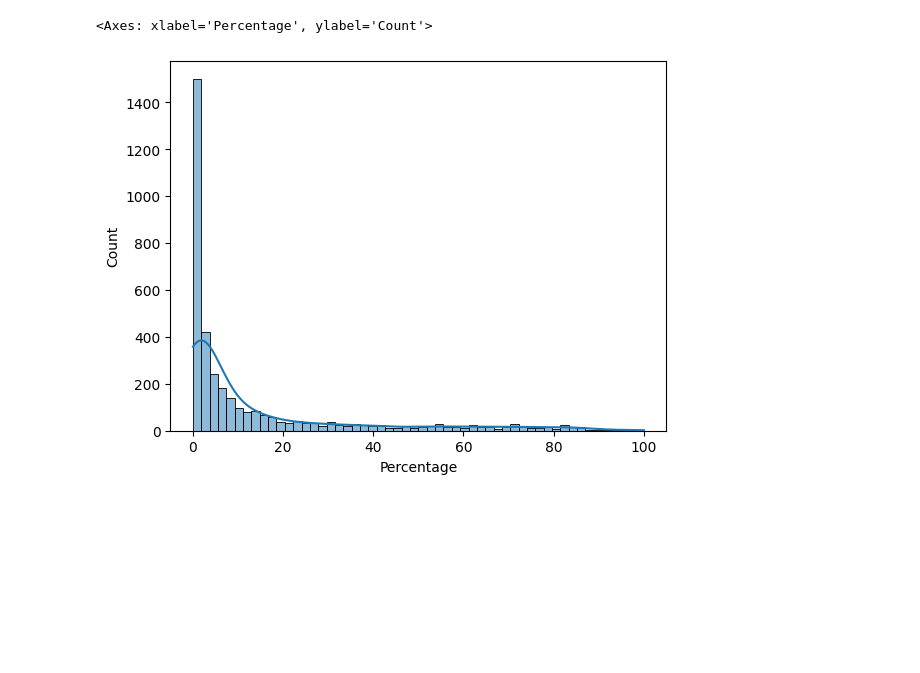
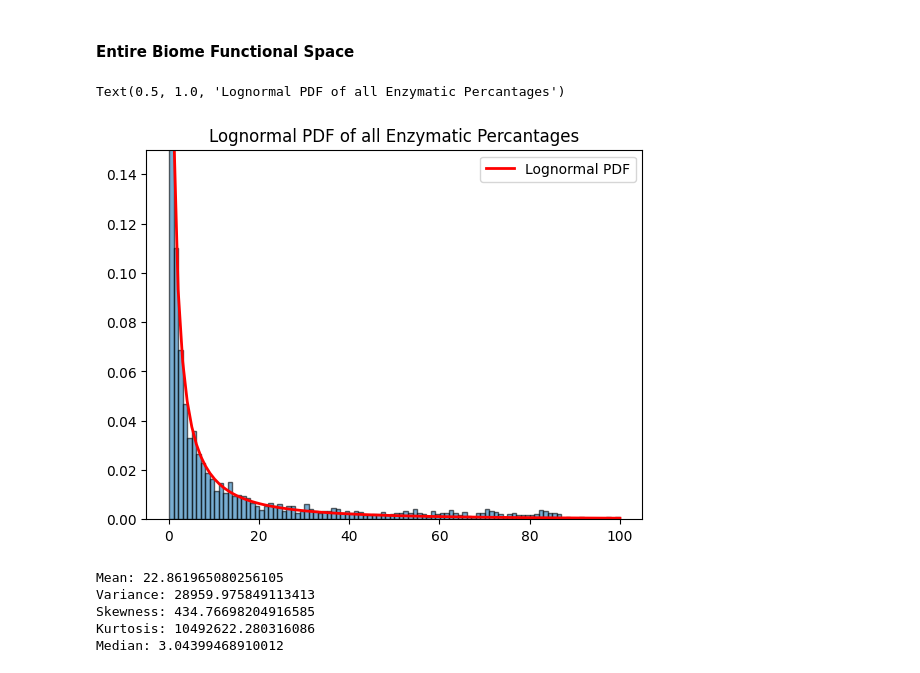
Before and after one commit to jtdocter27/EcoDr, a Jupyter notebook: EnCen/Figures for paper/as_specic_figures.ipynb, the cells around one changed output. Cells and saved outputs as stored; diff of their text form; code cells hidden in the pictures; blank space fills up the shorter version.

```diff
--- a/EnCen/Figures for paper/as_specic_figures.ipynb
+++ b/EnCen/Figures for paper/as_specic_figures.ipynb
@@ -8,8 +9,46 @@ as_all = pd.read_excel('Biome Synbio Top Match EC Comparison.xlsx')
 as_all = as_all[as_all['Percentage'] > 0]
 as_lost = pd.read_excel('Lost_Functions.xlsx')
 as_present = pd.read_excel('Only Present Enzyme Biome Synbio Top Match EC Comparison.xlsx')
-# %%
-sns.histplot(x='Percentage', data = as_all, kde=True)
-# %% [output]
-<Axes: xlabel='Percentage', ylabel='Count'>
-[figure, removed]
+# %% [markdown]
+#### Entire Biome Functional Space
+# %%
+# sns.histplot(x='Percentage', data = as_all, kde=True)
+##all_array
+all_array = np.array(as_all['Percentage'])
+#gamma
+#lognormal
+shape, loc, scale = lognorm.fit(all_array, floc = 0)
+#weibull
+# wb_fit = weibull_min.fit(all_array)
+
+x = np.linspace(min(all_array), max(all_array), 100) #This creates an array of 100 evenly spaced datapoints within the min and max of the given dataset. This then gets fed into the gamma parameters to generate the PDF
+pdf_fitted = lognorm.pdf(x, shape, loc=loc, scale=scale)
+
+hist, bins, _ = plt.hist(all_array, bins=100, density=True, alpha=0.6, edgecolor='black')
+plt.hist
+# plt.plot(x, gamma.pdf(x, *g_fit), 'r-', label="Gamma fit")
+plt.plot(x, pdf_fitted, 'r-', lw=2, label="Lognormal PDF")
+plt.ylim(0, 0.150)
+plt.legend()
+plt.title('Lognormal PDF of all Enzymatic Percantages')
+# %% [output]
+Text(0.5, 1.0, 'Lognormal PDF of all Enzymatic Percantages')
+[figure, added]
+# %%
+mean = lognorm.mean(shape, loc=loc, scale=scale)
+median = lognorm.median(shape, loc=loc, scale=scale)
+variance = lognorm.var(shape, loc=loc, scale=scale)
+skewness = lognorm.stats(shape, loc=loc, scale=scale, moments='s')  # Skewness
+kurtosis = lognorm.stats(shape, loc=loc, scale=scale, moments='k')  # Kurtosis
+
+print(f"Mean: {mean}")
+print(f"Variance: {variance}")
+print(f"Skewness: {skewness}")
+print(f"Kurtosis: {kurtosis}"
+print(f"Median: {median}")
+# %% [output]
+Mean: 22.861965080256105
+Variance: 28959.975849113413
+Skewness: 434.76698204916585
+Kurtosis: 10492622.280316086
+Median: 3.04399468910012
```
Also changed, not shown: parts of 3 cells of this notebook.
